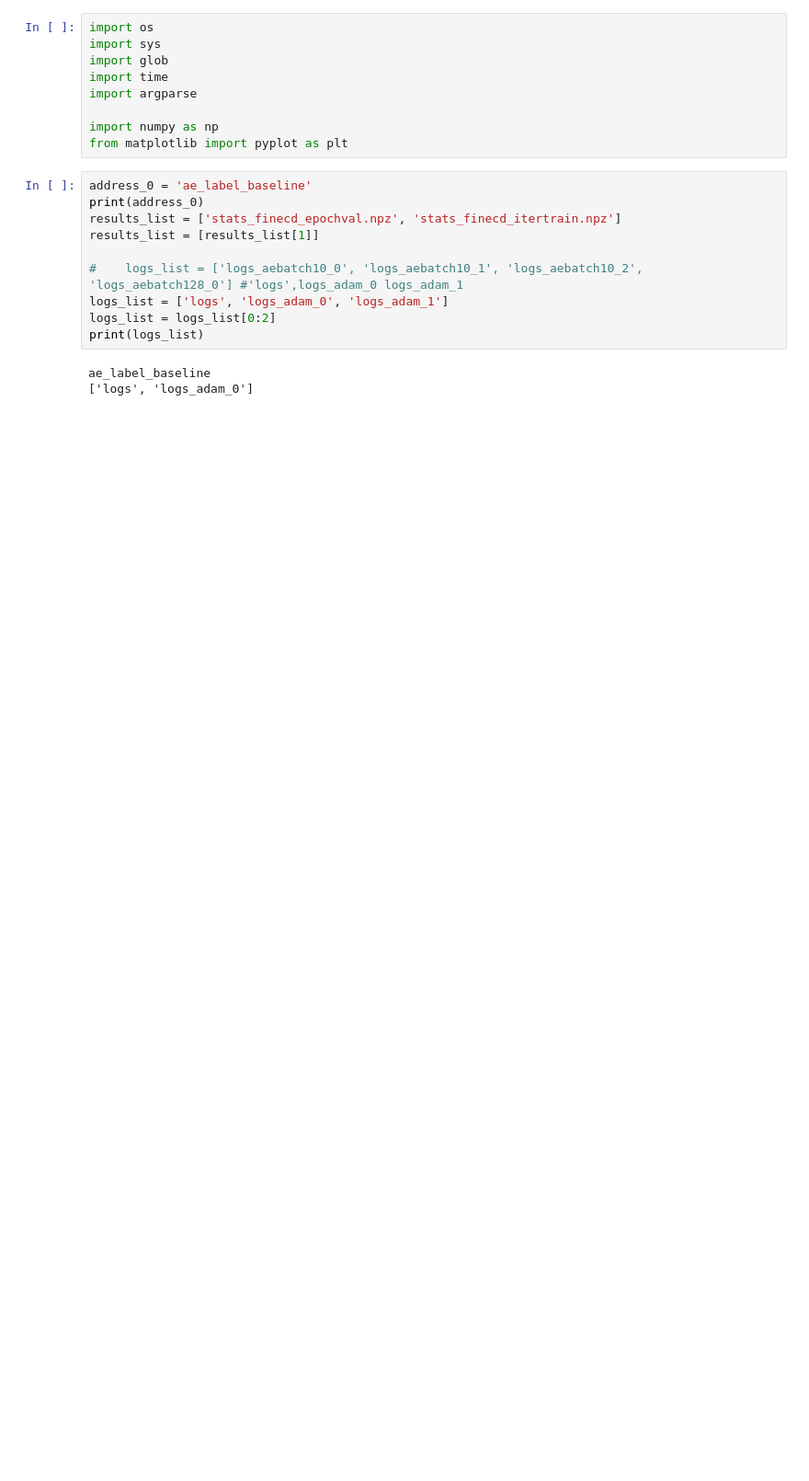
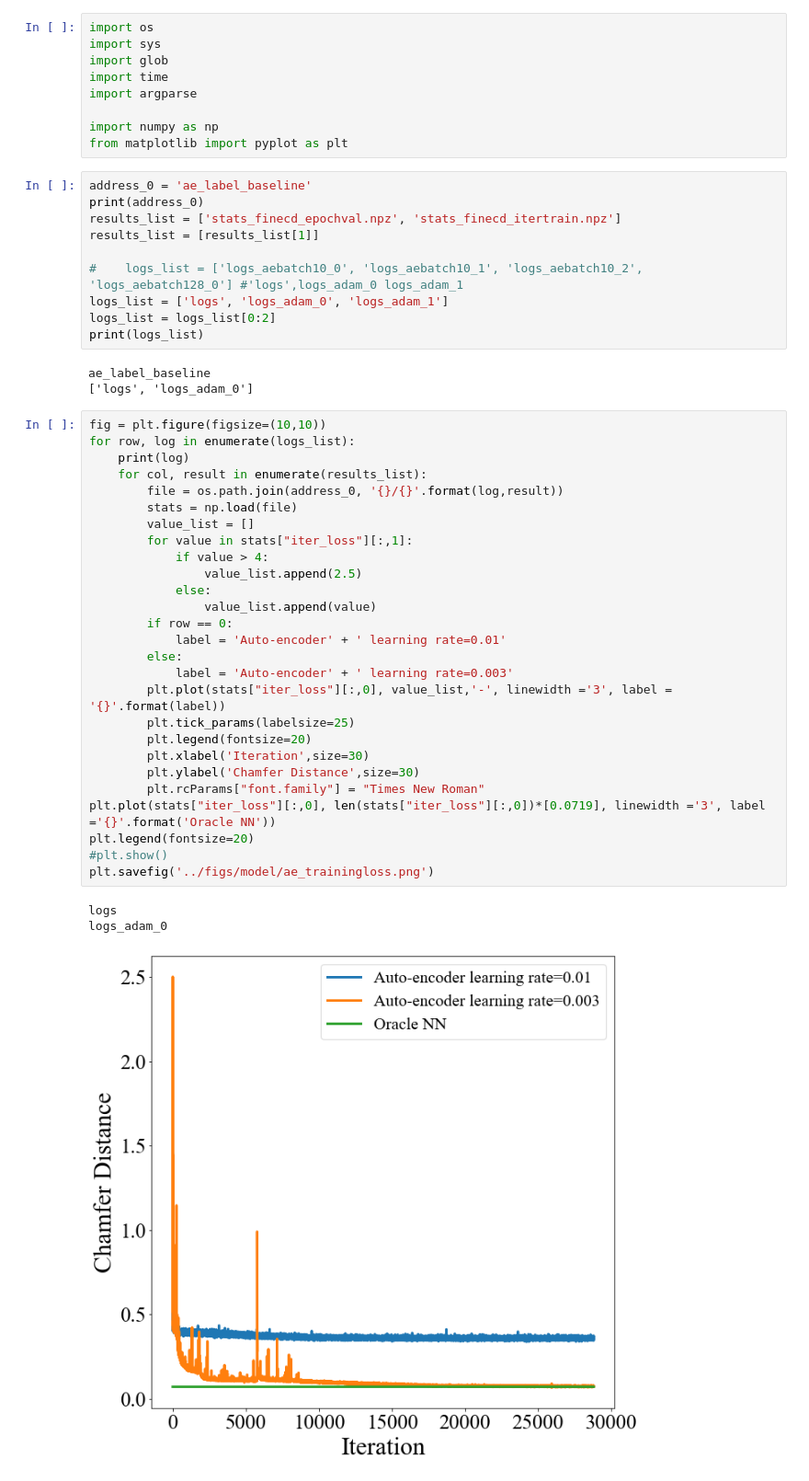
Before and after one commit to YefanZhou/seuthesis2020, a Jupyter notebook: data/Untitled.ipynb, the cells around one changed output. Shown: that part at 92% size. Drawn from its saved outputs; the diff is of its cells as text; blank space fills up the shorter version.

```diff
--- a/data/Untitled.ipynb
+++ b/data/Untitled.ipynb
@@ -20,4 +20,35 @@ print(logs_list)
 # %% [output]
 ae_label_baseline
 ['logs', 'logs_adam_0']
+# %%
+fig = plt.figure(figsize=(10,10))
+for row, log in enumerate(logs_list):
+    print(log)
+    for col, result in enumerate(results_list):
+        file = os.path.join(address_0, '{}/{}'.format(log,result))
+        stats = np.load(file)
+        value_list = []
+        for value in stats["iter_loss"][:,1]:
+            if value > 4:
+                value_list.append(2.5)
+            else:
+                value_list.append(value)
+        if row == 0:
+            label = 'Auto-encoder' + ' learning rate=0.01'
+        else:
+            label = 'Auto-encoder' + ' learning rate=0.003'
+        plt.plot(stats["iter_loss"][:,0], value_list,'-', linewidth ='3', label = '{}'.format(label))
+        plt.tick_params(labelsize=25)
+        plt.legend(fontsize=20)
+        plt.xlabel('Iteration',size=30)
+        plt.ylabel('Chamfer Distance',size=30)
+        plt.rcParams["font.family"] = "Times New Roman"
+plt.plot(stats["iter_loss"][:,0], len(stats["iter_loss"][:,0])*[0.0719], linewidth ='3', label ='{}'.format('Oracle NN'))
+plt.legend(fontsize=20)
+#plt.show()
+plt.savefig('../figs/model/ae_trainingloss.png')
+# %% [output]
+logs
+logs_adam_0
+[figure, added]
 # %%
```
Also changed, not shown: parts of 3 cells of this notebook, 10 other files.
